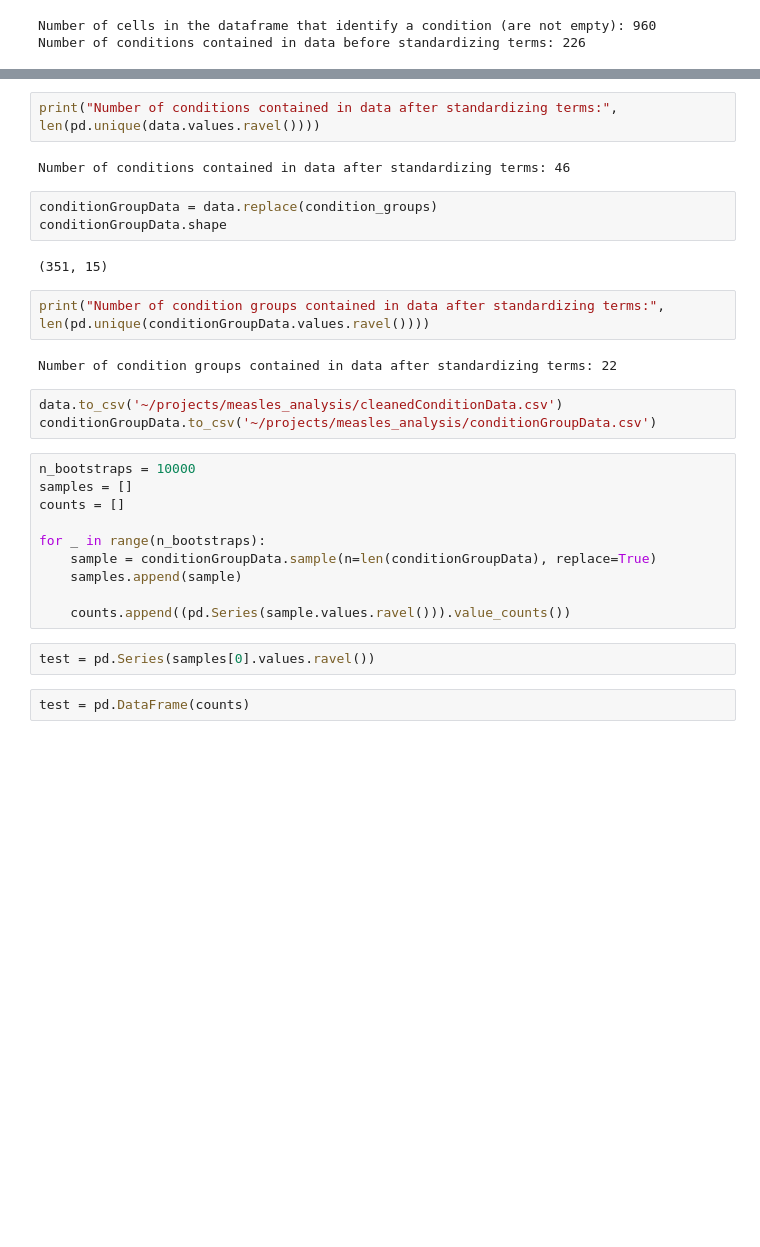
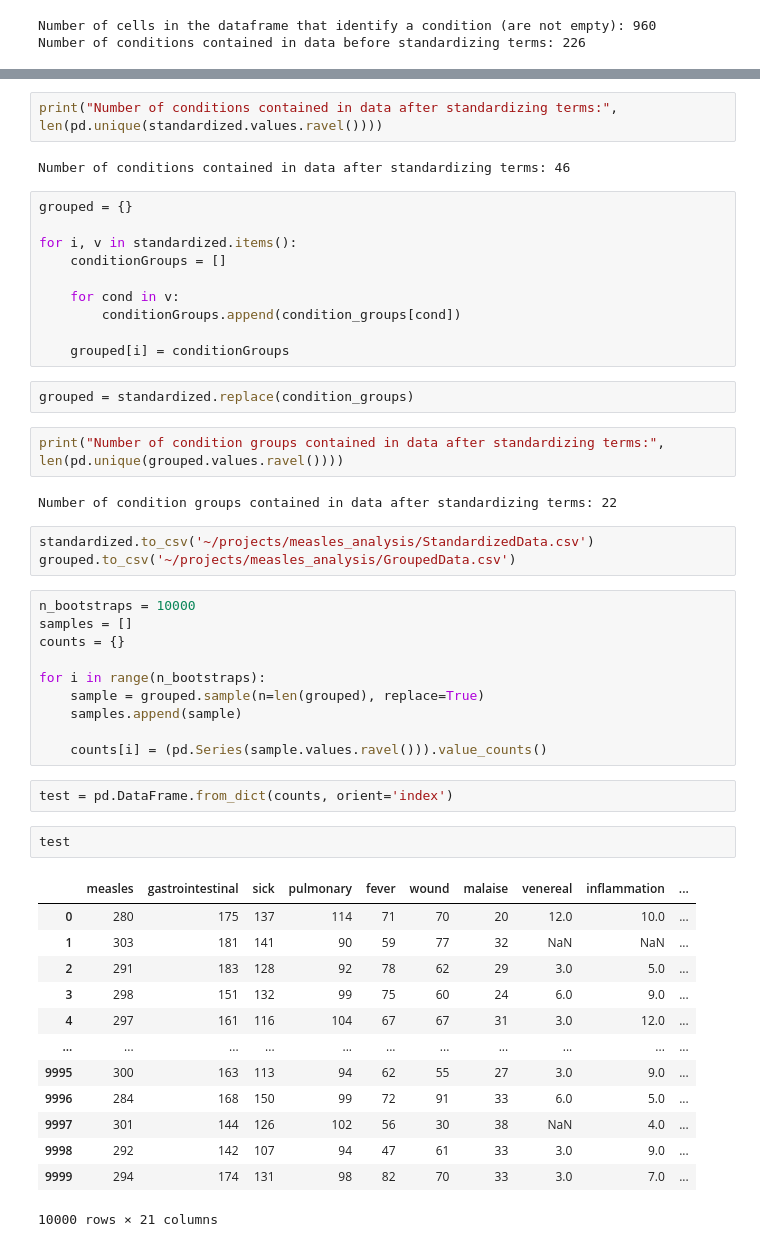
Before and after one commit to atbux/measles, a Jupyter notebook: bootstrap_analysis.ipynb, the cells around one changed output, grey strips where cells are left out. Cells and saved outputs as stored; diff of their text form; blank space fills up the shorter version.

```diff
--- a/bootstrap_analysis.ipynb
+++ b/bootstrap_analysis.ipynb
@@ -171,30 +171,51 @@ for col in data.columns:
 # %%
-print("Number of conditions contained in data after standardizing terms:", len(pd.unique(data.values.ravel())))
+print("Number of conditions contained in data after standardizing terms:", len(pd.unique(standardized.values.ravel())))
 # %% [output]
 Number of conditions contained in data after standardizing terms: 46
+# %%
+grouped = {}
+
+for i, v in standardized.items():
+    conditionGroups = []
+
+    for cond in v:
+        conditionGroups.append(condition_groups[cond])
+
+    grouped[i] = conditionGroups
 # %%
-conditionGroupData = data.replace(condition_groups)
-conditionGroupData.shape
+grouped = standardized.replace(condition_groups)
-# %% [output]
-(351, 15)
 # %%
-print("Number of condition groups contained in data after standardizing terms:", len(pd.unique(conditionGroupData.values.ravel())))
+print("Number of condition groups contained in data after standardizing terms:", len(pd.unique(grouped.values.ravel())))
 # %% [output]
 Number of condition groups contained in data after standardizing terms: 22
 # %%
-data.to_csv('~/projects/measles_analysis/cleanedConditionData.csv')
-conditionGroupData.to_csv('~/projects/measles_analysis/conditionGroupData.csv')
+standardized.to_csv('~/projects/measles_analysis/StandardizedData.csv')
+grouped.to_csv('~/projects/measles_analysis/GroupedData.csv')
 # %%
 n_bootstraps = 10000
 samples = []
-counts = []
+counts = {}
 
-for _ in range(n_bootstraps):
-    sample = conditionGroupData.sample(n=len(conditionGroupData), replace=True)
+for i in range(n_bootstraps):
+    sample = grouped.sample(n=len(grouped), replace=True)
     samples.append(sample)
 
-    counts.append((pd.Series(sample.values.ravel())).value_counts())
+    counts[i] = (pd.Series(sample.values.ravel())).value_counts()
 # %%
-test = pd.Series(samples[0].values.ravel())
+test = pd.DataFrame.from_dict(counts, orient='index')
 # %%
-test = pd.DataFrame(counts)
+test
+# %% [output]
+|  | measles | gastrointestinal | sick | pulmonary | fever | wound | malaise | venereal | inflammation | ... |
+| 0 | 280 | 175 | 137 | 114 | 71 | 70 | 20 | 12.0 | 10.0 | ... |
+| 1 | 303 | 181 | 141 | 90 | 59 | 77 | 32 | NaN | NaN | ... |
+| 2 | 291 | 183 | 128 | 92 | 78 | 62 | 29 | 3.0 | 5.0 | ... |
+| 3 | 298 | 151 | 132 | 99 | 75 | 60 | 24 | 6.0 | 9.0 | ... |
+| 4 | 297 | 161 | 116 | 104 | 67 | 67 | 31 | 3.0 | 12.0 | ... |
+| ... | ... | ... | ... | ... | ... | ... | ... | ... | ... | ... |
+| 9995 | 300 | 163 | 113 | 94 | 62 | 55 | 27 | 3.0 | 9.0 | ... |
+| 9996 | 284 | 168 | 150 | 99 | 72 | 91 | 33 | 6.0 | 5.0 | ... |
+| 9997 | 301 | 144 | 126 | 102 | 56 | 30 | 38 | NaN | 4.0 | ... |
+| 9998 | 292 | 142 | 107 | 94 | 47 | 61 | 33 | 3.0 | 9.0 | ... |
+| 9999 | 294 | 174 | 131 | 98 | 82 | 70 | 33 | 3.0 | 7.0 | ... |
+10000 rows × 21 columns
```
Also changed, not shown: parts of 7 cells of this notebook, 1 other file.
